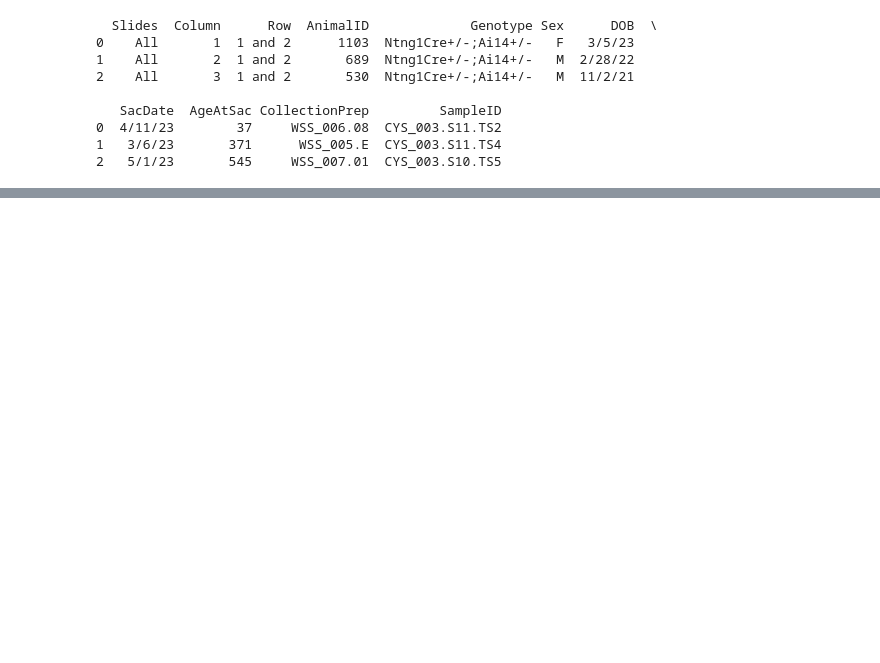
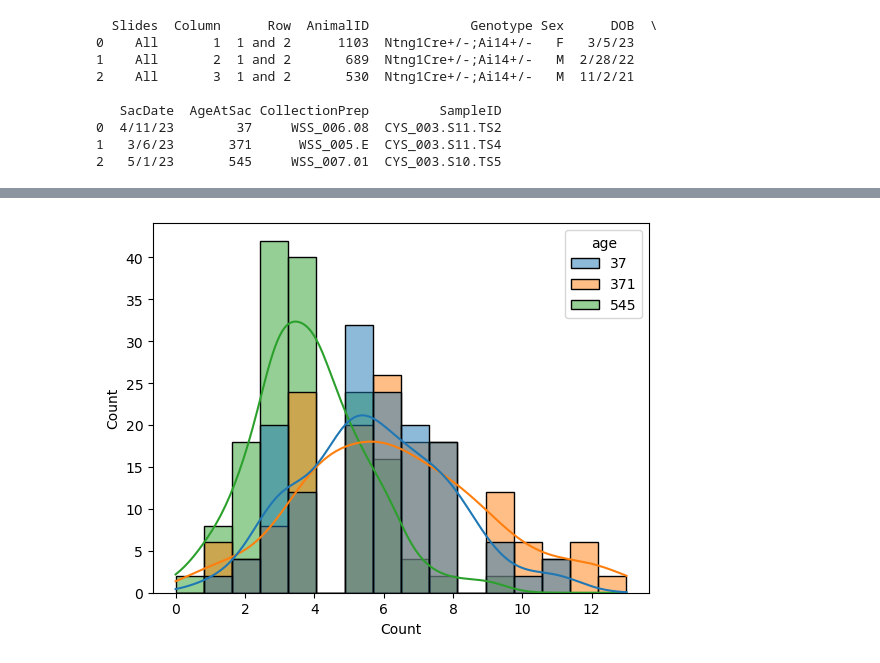
Before and after one commit to engineeringjoy/QISHA, a Jupyter notebook: QISHA_PlotROICounts.ipynb, the cells around one changed output, grey strips where cells are left out. Cells and saved outputs as stored; diff of their text form; code cells hidden in the pictures; blank space fills up the shorter version.

```diff
--- a/QISHA_PlotROICounts.ipynb
+++ b/QISHA_PlotROICounts.ipynb
@@ -125,0 +129,6 @@ plt.savefig(dirTR+fnFigMaxFC_SB,  bbox_inches='tight', dpi = 300,
+# %%
+sns.histplot(data=dfAll, x='Count', hue='age',kde=True, hue_order=order)
+plt.savefig(dirTR+fnBase+".HistKDE.png",  bbox_inches='tight', dpi = 300,
+            format = "png")
+# %% [output]
+[figure, added]
```
Also changed, not shown: parts of 6 cells of this notebook.
